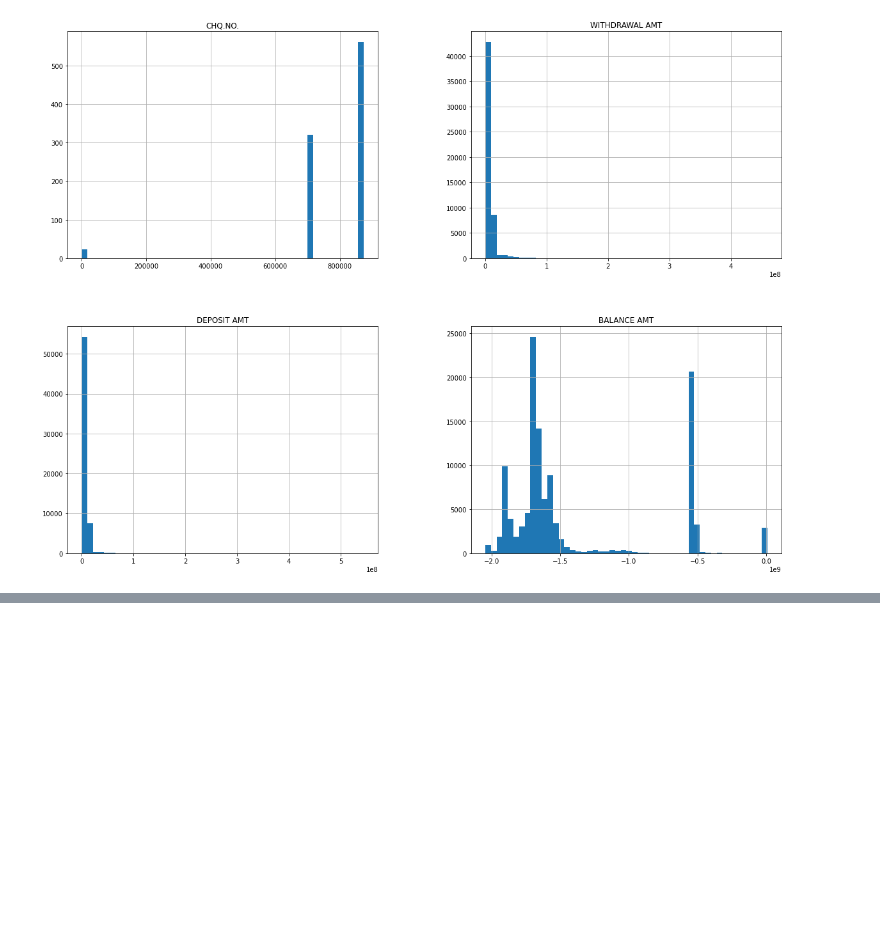
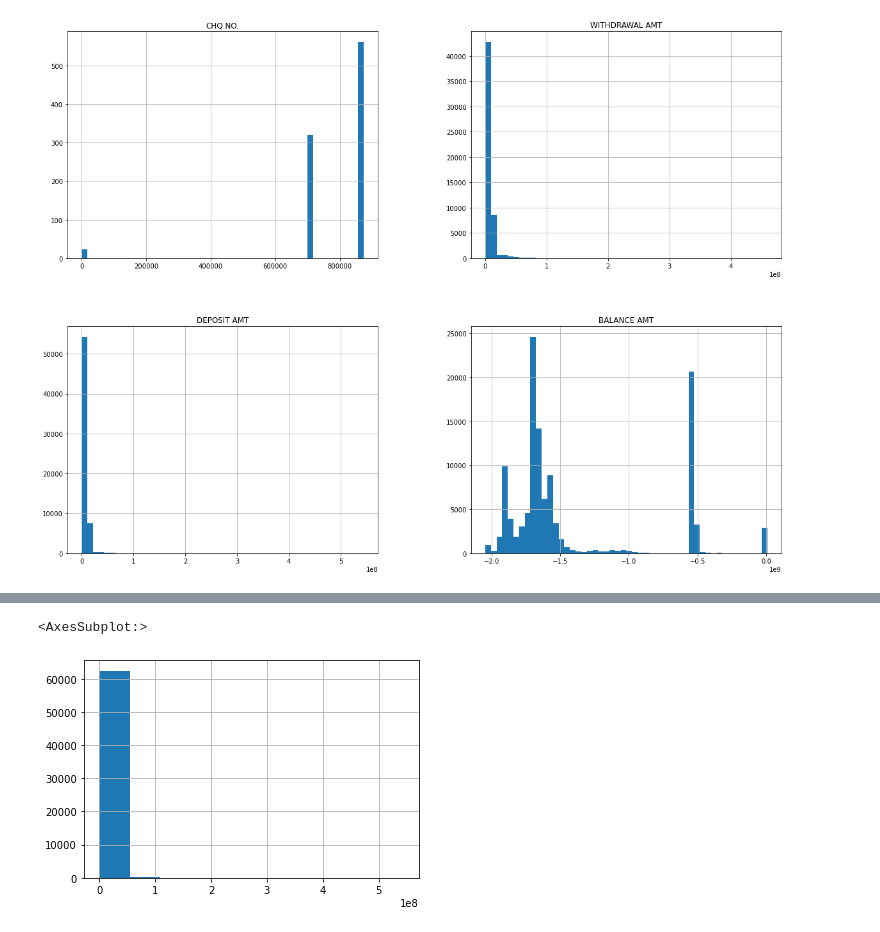
Before and after one commit to mehedihasanreal/MISL-Intern, a Jupyter notebook: Bank.ipynb, the cells around one changed output, grey strips where cells are left out. Saved outputs shown, nothing was run; the diff lists cells and outputs as text; code cells hidden in the pictures; blank space fills up the shorter version.

```diff
--- a/Bank.ipynb
+++ b/Bank.ipynb
@@ -67,0 +75,5 @@ plt.show()
+# %%
+bank["DEPOSIT AMT"].hist()
+# %% [output]
+<AxesSubplot:>
+[figure, added]
```
Also changed, not shown: parts of 3 cells of this notebook.
